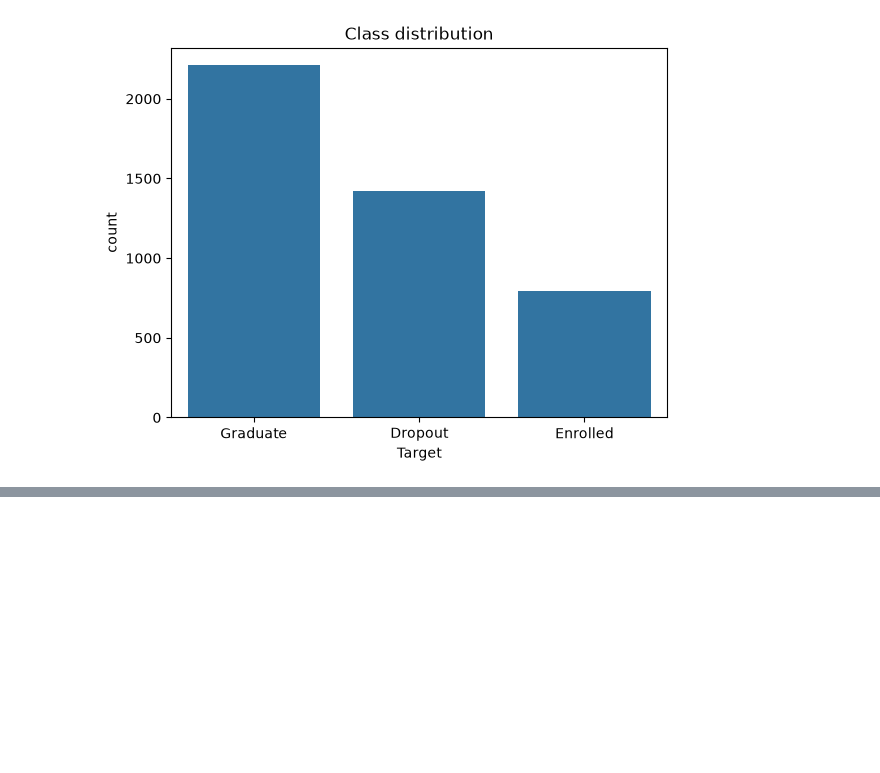
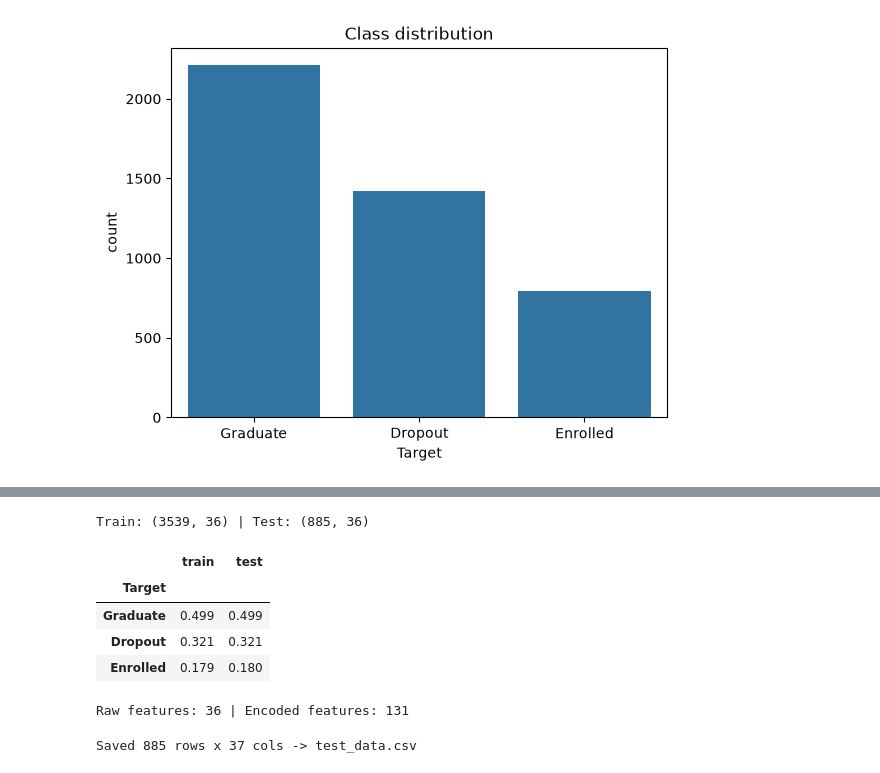
Before and after one commit to manojrkrish/ml-classifier-sandbox, a Jupyter notebook: train.ipynb, the cells around one changed output, grey strips where cells are left out. Cells and saved outputs as stored; diff of their text form; code cells hidden in the pictures; blank space fills up the shorter version.

Commit message:
feat: add preprocessing and stratified test split

```diff
--- a/train.ipynb
+++ b/train.ipynb
@@ -6,9 +6,14 @@ Dataset: UCI *Predict Students' Dropout and Academic Success* (id 697).
 import pandas as pd
 import matplotlib.pyplot as plt
 import seaborn as sns
+from sklearn.compose import ColumnTransformer
+from sklearn.model_selection import train_test_split
+from sklearn.preprocessing import OneHotEncoder, StandardScaler
 
 DATA_PATH = "data/students_dropout.csv"
+TEST_DATA_PATH = "test_data.csv"
 TARGET = "Target"
+RANDOM_STATE = 5326
 # %% [markdown]
 ## 1. Load data
 # %%
@@ -119,0 +131,40 @@ Enrolled    794  0.179
+# %%
+CATEGORICAL_COLS = [
+    "Marital status", "Application mode", "Course", "Previous qualification",
+    "Nacionality", "Mother's qualification", "Father's qualification",
+    "Mother's occupation", "Father's occupation",
+]
+
+X, y = df.drop(columns=TARGET), df[TARGET]
+X_train, X_test, y_train, y_test = train_test_split(
+    X, y, test_size=0.2, stratify=y, random_state=RANDOM_STATE
+)
+print("Train:", X_train.shape, "| Test:", X_test.shape)
+pd.DataFrame({
+    "train": y_train.value_counts(normalize=True),
+    "test": y_test.value_counts(normalize=True),
+}).round(3)
+# %% [output]
+Train: (3539, 36) | Test: (885, 36)
+|  | train | test |
+| Target |  |  |
+| Graduate | 0.499 | 0.499 |
+| Dropout | 0.321 | 0.321 |
+| Enrolled | 0.179 | 0.180 |
+# %%
+# rare codes grouped as 'infrequent'; unseen codes in uploaded CSVs map there too
+preprocessor = ColumnTransformer(
+    [("cat", OneHotEncoder(handle_unknown="infrequent_if_exist", min_frequency=10, sparse_output=False), CATEGORICAL_COLS)],
+    remainder=StandardScaler(),
+)
+X_train_enc = preprocessor.fit_transform(X_train)
+print("Raw features:", X_train.shape[1], "| Encoded features:", X_train_enc.shape[1])
+# %% [output]
+Raw features: 36 | Encoded features: 131
+# %%
+# raw (unscaled) rows + target; the app's saved pipelines do the preprocessing
+test_df = pd.concat([X_test, y_test], axis=1)
+test_df.to_csv(TEST_DATA_PATH, index=False)
+print(f"Saved {len(test_df)} rows x {test_df.shape[1]} cols -> {TEST_DATA_PATH}")
+# %% [output]
+Saved 885 rows x 37 cols -> test_data.csv
```
Also changed, not shown: parts of 1 cell of this notebook, 1 other file.
